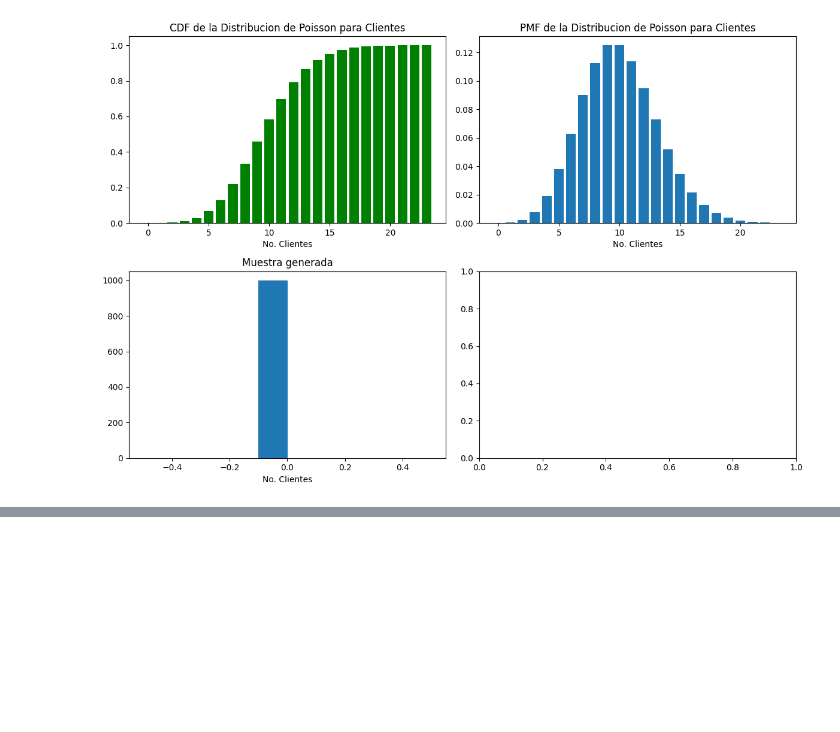
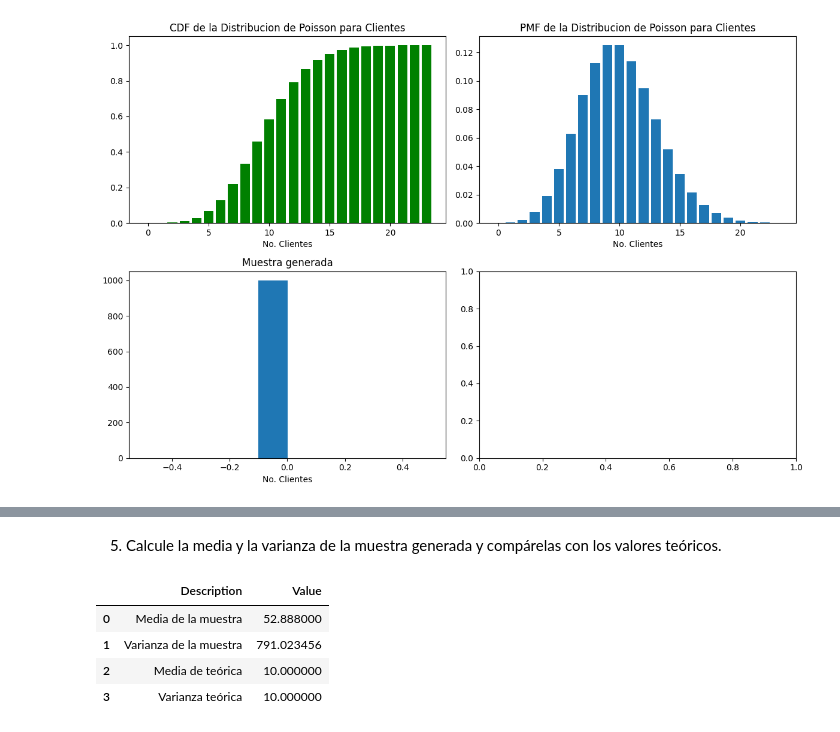
Before and after one commit to Diego-CB/Corto1-ModSim, a Jupyter notebook: corto1.ipynb, the cells around one changed output, grey strips where cells are left out. Cells and saved outputs as stored; diff of their text form; code cells hidden in the pictures; blank space fills up the shorter version.

```diff
--- a/corto1.ipynb
+++ b/corto1.ipynb
@@ -117,3 +200,20 @@ Poisson de destino. Por ejemplo, puede elegir una distribución uniforme o geom
+# %% [markdown]
+
+5. Calcule la media y la varianza de la muestra generada y compárelas con los valores teóricos.
+# %%
+
+data = {
+    "Description": ["Media de la muestra", "Varianza de la muestra", "Media de teórica", "Varianza teórica"],
+    "Value": [np.mean(samples), np.var(samples), lambdaV, lambdaV]
+}
+
+display(pd.DataFrame(data))
+# %% [output]
+|  | Description | Value |
+| 0 | Media de la muestra | 52.888000 |
+| 1 | Varianza de la muestra | 791.023456 |
+| 2 | Media de teórica | 10.000000 |
+| 3 | Varianza teórica | 10.000000 |
 # %% [markdown]
 **Responda:**
 1. Compare los resultados de los dos métodos. ¿Qué método proporciona un mejor ajuste a la distribución de
```
Also changed, not shown: parts of 14 cells of this notebook.
